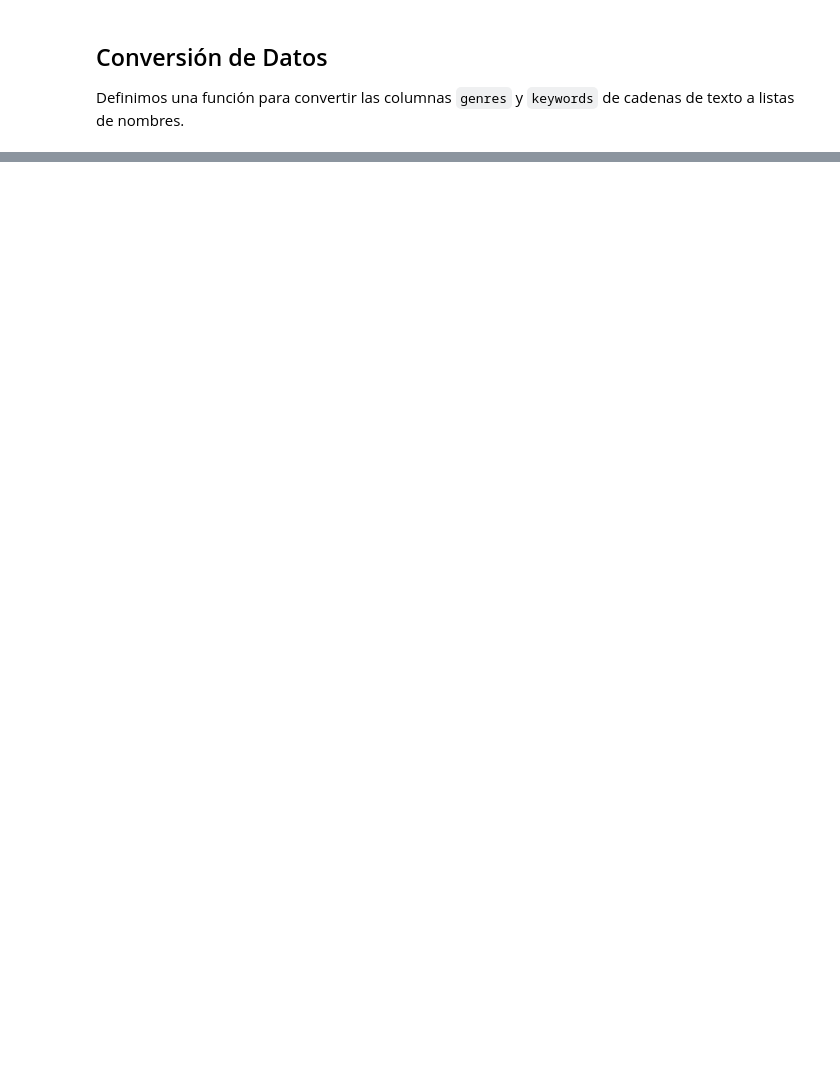
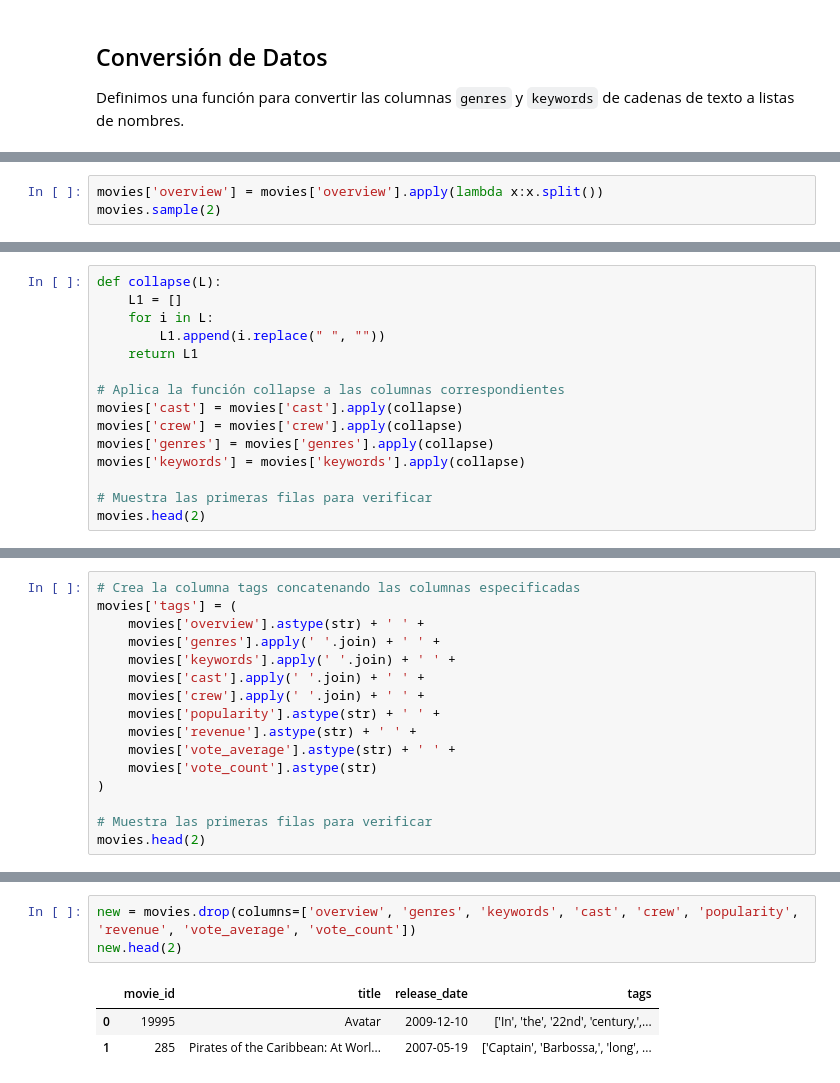
Before and after one commit to Jhormanrios0/Tendencias, a Jupyter notebook: entregaFinal/first.ipynb, the cells around one changed output, grey strips where cells are left out. Cells and saved outputs as stored; diff of their text form; blank space fills up the shorter version.

```diff
--- a/entregaFinal/first.ipynb
+++ b/entregaFinal/first.ipynb
@@ -82,0 +139,3 @@ movies.head(2)
+# %%
+movies['overview'] = movies['overview'].apply(lambda x:x.split())
+movies.sample(2)
@@ -82,0 +146,15 @@ movies.head(2)
+# %%
+def collapse(L):
+    L1 = []
+    for i in L:
+        L1.append(i.replace(" ", ""))
+    return L1
+
+# Aplica la función collapse a las columnas correspondientes
+movies['cast'] = movies['cast'].apply(collapse)
+movies['crew'] = movies['crew'].apply(collapse)
+movies['genres'] = movies['genres'].apply(collapse)
+movies['keywords'] = movies['keywords'].apply(collapse)
+
+# Muestra las primeras filas para verificar
+movies.head(2)
@@ -82,0 +165,16 @@ movies.head(2)
+# %%
+# Crea la columna tags concatenando las columnas especificadas
+movies['tags'] = (
+    movies['overview'].astype(str) + ' ' +
+    movies['genres'].apply(' '.join) + ' ' +
+    movies['keywords'].apply(' '.join) + ' ' +
+    movies['cast'].apply(' '.join) + ' ' +
+    movies['crew'].apply(' '.join) + ' ' +
+    movies['popularity'].astype(str) + ' ' +
+    movies['revenue'].astype(str) + ' ' +
+    movies['vote_average'].astype(str) + ' ' +
+    movies['vote_count'].astype(str)
+)
+
+# Muestra las primeras filas para verificar
+movies.head(2)
@@ -82,0 +185,7 @@ movies.head(2)
+# %%
+new = movies.drop(columns=['overview', 'genres', 'keywords', 'cast', 'crew', 'popularity', 'revenue', 'vote_average', 'vote_count'])
+new.head(2)
+# %% [output]
+|  | movie_id | title | release_date | tags |
+| 0 | 19995 | Avatar | 2009-12-10 | ['In', 'the', '22nd', 'century,',... |
+| 1 | 285 | Pirates of the Caribbean: At Worl... | 2007-05-19 | ['Captain', 'Barbossa,', 'long', ... |
```
Also changed, not shown: parts of 7 cells of this notebook.
